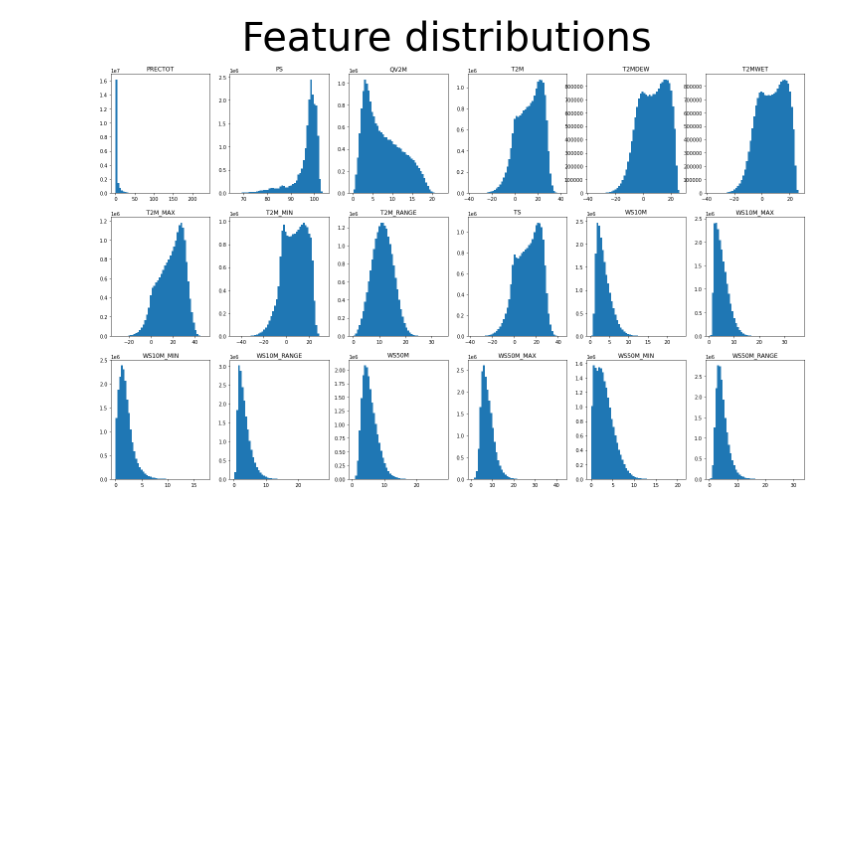
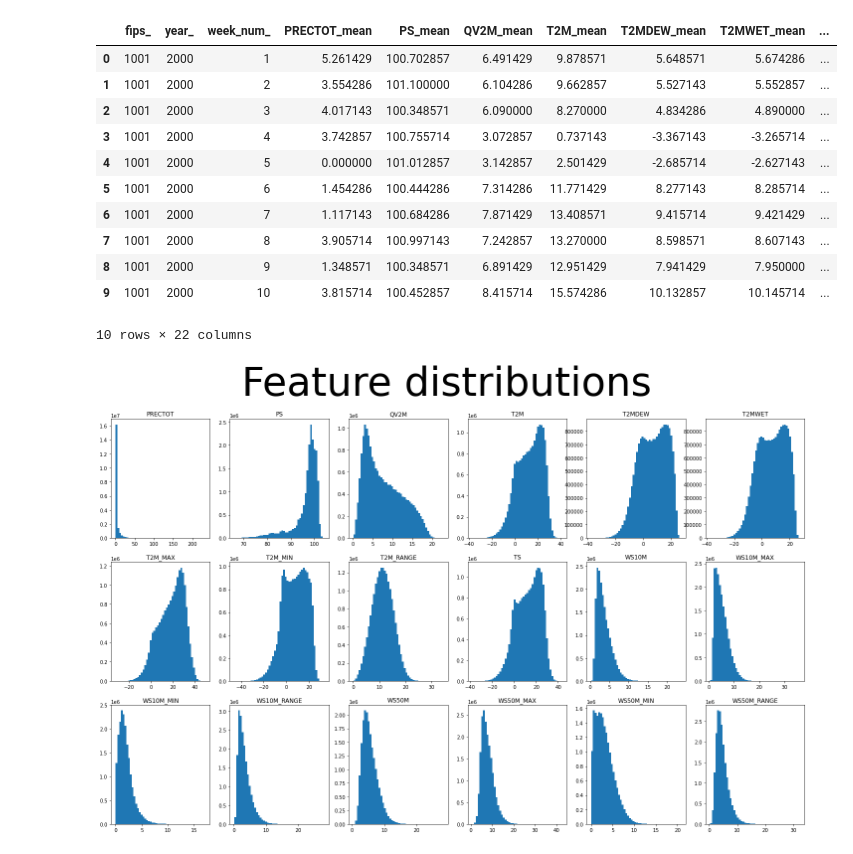
Before and after one commit to realGhostFoxx/droughts_modelling, a Jupyter notebook: notebooks/Hugh_data_exploration.ipynb, the cells around one changed output. Cells and saved outputs as stored; diff of their text form; code cells hidden in the pictures; blank space fills up the shorter version.

```diff
--- a/notebooks/Data exploration.ipynb
+++ b/notebooks/Hugh_data_exploration.ipynb
@@ -8 +13,17 @@ path = '/Users/hughlupson/code/realGhostFoxx/droughts_modelling/droughts_modelli
+# %%
+df = DataFunctions().light_weekly_aggregate()
+df.head(10)
+# %% [output]
+|  | fips_ | year_ | week_num_ | PRECTOT_mean | PS_mean | QV2M_mean | T2M_mean | T2MDEW_mean | T2MWET_mean | ... |
+| 0 | 1001 | 2000 | 1 | 5.261429 | 100.702857 | 6.491429 | 9.878571 | 5.648571 | 5.674286 | ... |
+| 1 | 1001 | 2000 | 2 | 3.554286 | 101.100000 | 6.104286 | 9.662857 | 5.527143 | 5.552857 | ... |
+| 2 | 1001 | 2000 | 3 | 4.017143 | 100.348571 | 6.090000 | 8.270000 | 4.834286 | 4.890000 | ... |
+| 3 | 1001 | 2000 | 4 | 3.742857 | 100.755714 | 3.072857 | 0.737143 | -3.367143 | -3.265714 | ... |
+| 4 | 1001 | 2000 | 5 | 0.000000 | 101.012857 | 3.142857 | 2.501429 | -2.685714 | -2.627143 | ... |
+| 5 | 1001 | 2000 | 6 | 1.454286 | 100.444286 | 7.314286 | 11.771429 | 8.277143 | 8.285714 | ... |
+| 6 | 1001 | 2000 | 7 | 1.117143 | 100.684286 | 7.871429 | 13.408571 | 9.415714 | 9.421429 | ... |
+| 7 | 1001 | 2000 | 8 | 3.905714 | 100.997143 | 7.242857 | 13.270000 | 8.598571 | 8.607143 | ... |
+| 8 | 1001 | 2000 | 9 | 1.348571 | 100.348571 | 6.891429 | 12.951429 | 7.941429 | 7.950000 | ... |
+| 9 | 1001 | 2000 | 10 | 3.815714 | 100.452857 | 8.415714 | 15.574286 | 10.132857 | 10.145714 | ... |
+10 rows × 22 columns
 # %%
```
Also changed, not shown: parts of 17 cells of this notebook, 3 other files.
